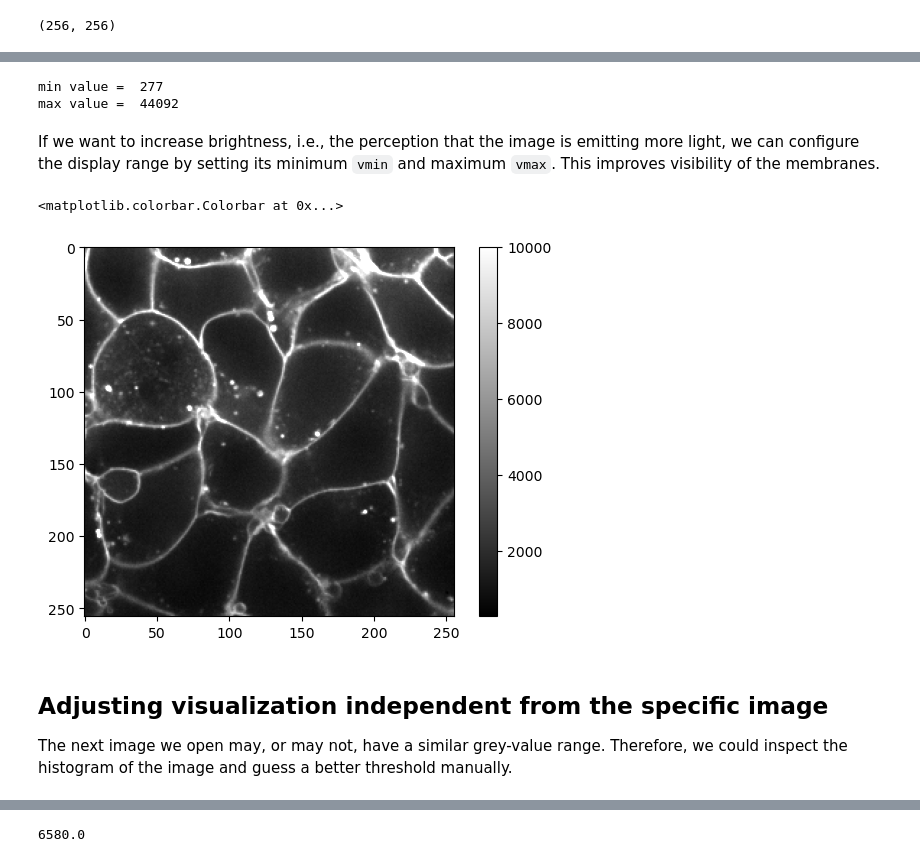
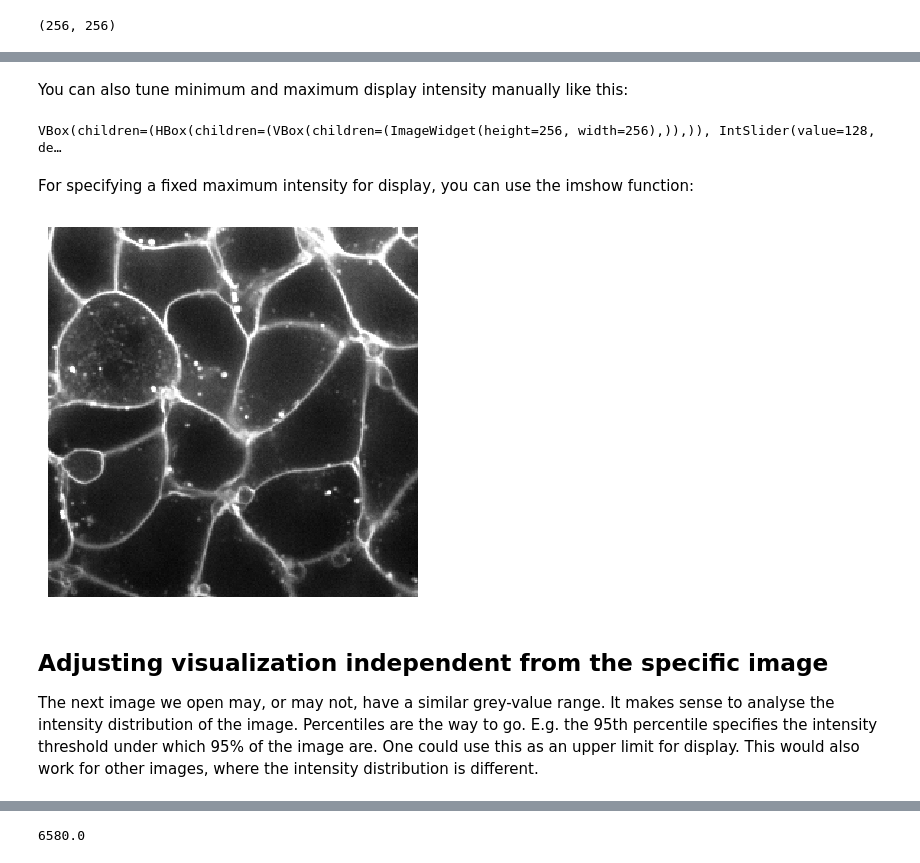
Before and after one commit to haesleinhuepf/BioImageAnalysisNotebooks, a Jupyter notebook: docs/12_image_analysis_basics/brightness_and_contrast.ipynb, the cells around one changed output, grey strips where cells are left out. Saved outputs shown, nothing was run; the diff lists cells and outputs as text; code cells hidden in the pictures.

Commit message:
updated brightness, contrast notebook to use stackview

```diff
--- a/docs/12_image_analysis_basics/brightness_and_contrast.ipynb
+++ b/docs/12_image_analysis_basics/brightness_and_contrast.ipynb
@@ -28,19 +31,15 @@ The minimal and maximal pixel values can also be obtained like this:
-# %%
-min_value = image.min()
-max_value = image.max()
-print('min value = ', min_value)
-print('max value = ', max_value)
-# %% [output]
-min value =  277
-max value =  44092
-# %% [markdown]
-If we want to increase brightness, i.e., the perception that the image is emitting more light, we can configure the display range by setting its minimum `vmin` and maximum `vmax`. This improves visibility of the membranes.
+# %% [markdown]
+You can also tune minimum and maximum display intensity manually like this:
+# %%
+stackview.display_range(image)
+# %% [output]
+VBox(children=(HBox(children=(VBox(children=(ImageWidget(height=256, width=256),)),)), IntSlider(value=128, de…
+# %% [markdown]
+For specifying a fixed maximum intensity for display, you can use the imshow function:
 # %%
-plt.imshow(image, cmap='gray', vmax=10000)
-plt.colorbar()
+stackview.imshow(image, max_display_intensity=10000)
 # %% [output]
-<matplotlib.colorbar.Colorbar at 0x...>
-[figure, old version]
+[figure, new version]
 # %% [markdown]
 ## Adjusting visualization independent from the specific image
-The next image we open may, or may not, have a similar grey-value range. Therefore, we could inspect the histogram of the image and guess a better threshold manually.
+The next image we open may, or may not, have a similar grey-value range. It makes sense to analyse the intensity distribution of the image. Percentiles are the way to go. E.g. the 95th percentile specifies the intensity threshold under which 95% of the image are. One could use this as an upper limit for display. This would also work for other images, where the intensity distribution is different.
```
Also changed, not shown: parts of 14 cells of this notebook, 1 other file.
